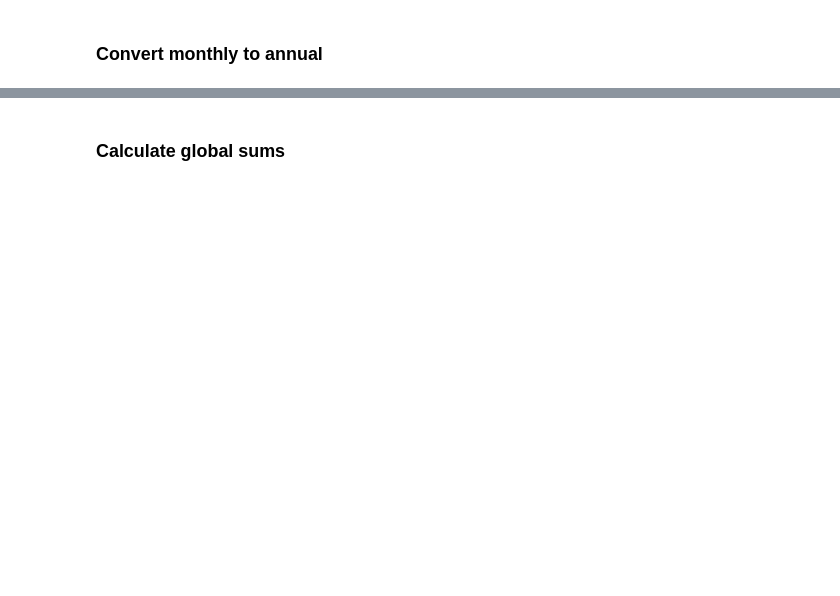
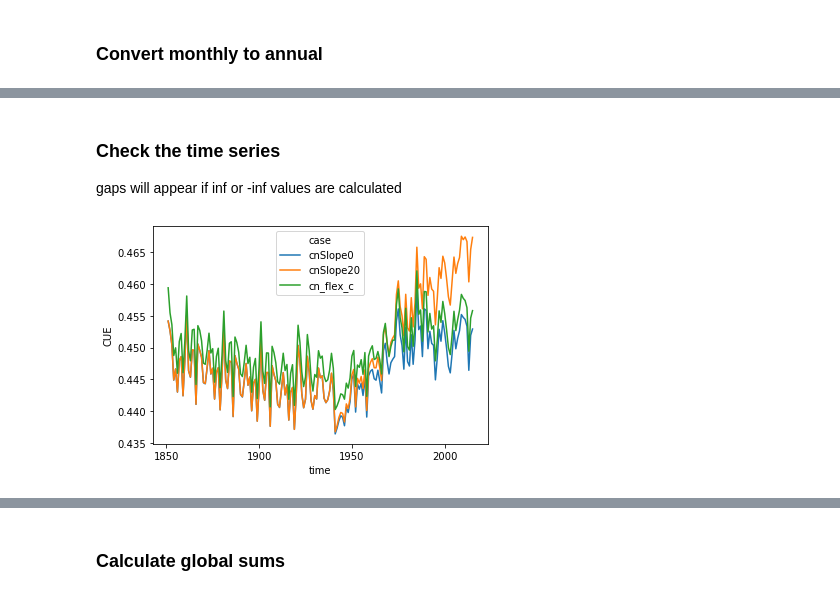
Before and after one commit to emhauser/Foliar-Stoichiometry_CO2, a Jupyter notebook: CN_CO2Global.ipynb, the cells around one changed output, grey strips where cells are left out. Saved outputs shown, nothing was run; the diff lists cells and outputs as text; code cells hidden in the pictures; blank space fills up the shorter version.

```diff
--- a/CN_CO2Global.ipynb
+++ b/CN_CO2Global.ipynb
@@ -171,0 +146,9 @@ mean_dataset['CUE'] = mean_dataset.NPP/mean_dataset.GPP
+# %% [markdown]
+### Check the time series
+gaps will appear if inf or -inf values are calculated
+# %%
+dsAnn.CUE.mean(['lat', 'lon']).plot(hue='case') ;
+# Mask out absurd values if needed
+# dsAnn['CUE'] = dsAnn.CUE.where(dsAnn.CUE > -1).where(dsAnn.CUE < 1)
+# %% [output]
+[figure, added]
```
Also changed, not shown: parts of 18 cells of this notebook.
